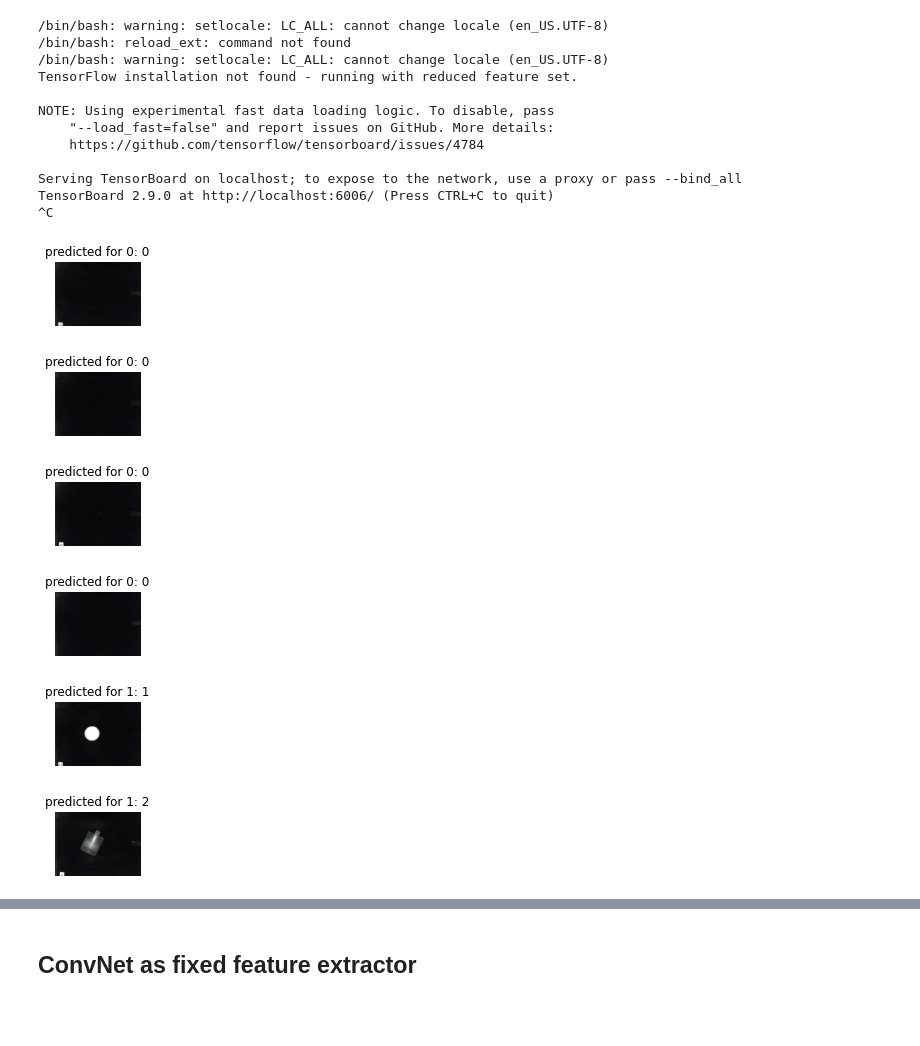
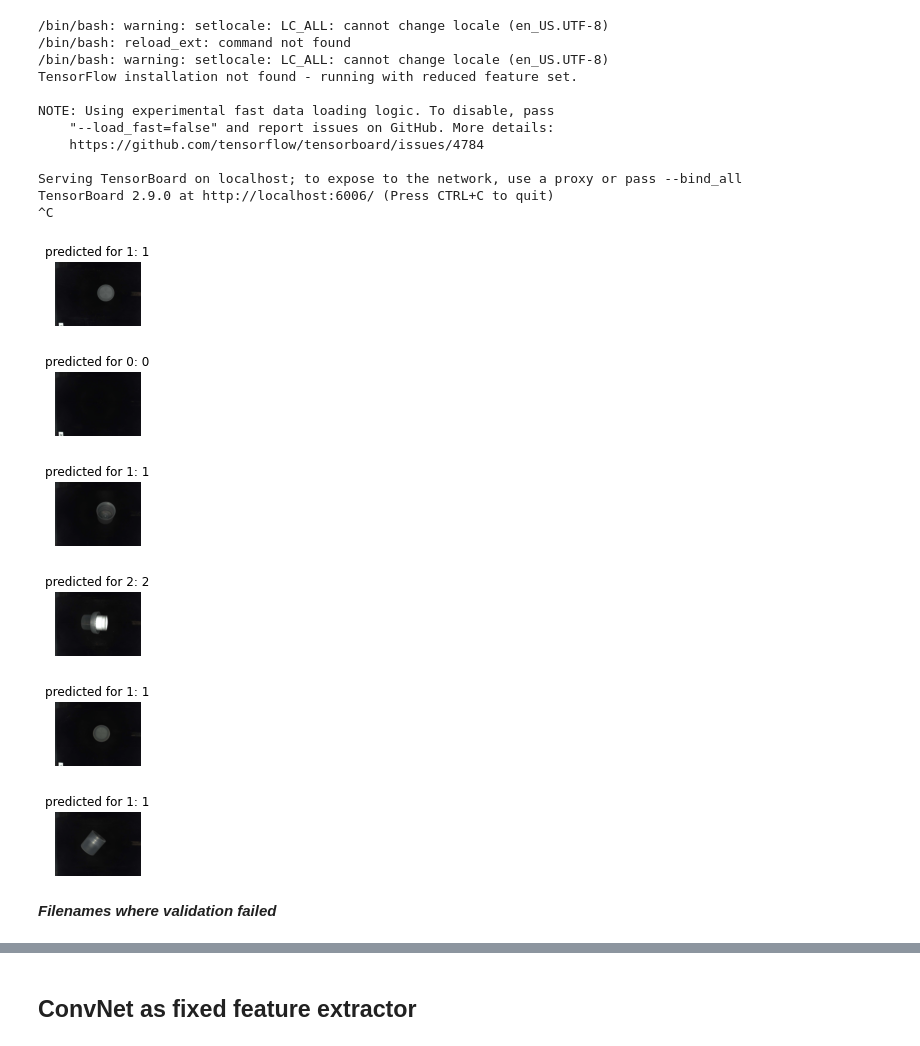
Before and after one commit to eismont21/AnomaliesRecycling, a Jupyter notebook: TransferLearning.ipynb, the cells around one changed output, grey strips where cells are left out. Cells and saved outputs as stored; diff of their text form; code cells hidden in the pictures; blank space fills up the shorter version.

Commit message:
add validation failed output

```diff
--- a/TransferLearning.ipynb
+++ b/TransferLearning.ipynb
@@ -57,7 +60,14 @@ Load Data
 data_transforms = {
     'train': transforms.Compose([
         transforms.Resize(256),
-        transforms.RandomHorizontalFlip(),
+
+        transforms.RandomHorizontalFlip(p=0.5),
+        transforms.RandomVerticalFlip(p=0.5),
+        transforms.RandomRotation(degrees=(0, 180)),
+        transforms.ColorJitter(brightness=0.5, contrast=0.5, saturation=0.5, hue=0.2),
+        transforms.RandomSolarize(threshold=0.5),
+        transforms.RandomAdjustSharpness(sharpness_factor=50, p=0.5),
+
         transforms.ToTensor(),
         transforms.Normalize([0.485, 0.456, 0.406], [0.229, 0.224, 0.225])
     ]),
@@ -68,11 +78,12 @@ data_transforms = {
     ]),
 }
 
+batch_size = 4
 data_dir = 'data'
 image_datasets = {x: datasets.ImageFolder(os.path.join(data_dir, x),
                                           data_transforms[x])
                   for x in ['train', 'test']}
-dataloaders = {x: torch.utils.data.DataLoader(image_datasets[x], batch_size=4,
+dataloaders = {x: torch.utils.data.DataLoader(image_datasets[x], batch_size=batch_size,
                                              shuffle=True, num_workers=4)
               for x in ['train', 'test']}
 dataset_sizes = {x: len(image_datasets[x]) for x in ['train', 'test']}
@@ -247,7 +258,7 @@ def visualize_model(model, num_images=6):
                 images_so_far += 1
                 ax = plt.subplot(num_images//2, 2, images_so_far)
                 ax.axis('off')
-                ax.set_title(f'predicted for {i}: {class_names[preds[j]]}')
+                ax.set_title(f'predicted for {labels[j]}: {class_names[preds[j]]}')
                 imshow(inputs.cpu().data[j])
 
                 if images_so_far == num_images:
@@ -260,7 +271,10 @@ Finetuning the convnet
 
 Load a pretrained model and reset final fully connected layer.
 # %%
+#model_ft = models.mobilenet_v3_small(pretrained=True)
+#model_ft = models.efficientnet_b7(pretrained=True)
 model_ft = models.resnet18(pretrained=True)
+#print(model_ft)
 num_ftrs = model_ft.fc.in_features
 # Here the size of each output sample is set to 6, since we have 6 classes
 model_ft.fc = nn.Linear(num_ftrs, 6)
@@ -270,7 +284,7 @@ model_ft = model_ft.to(device)
 criterion = nn.CrossEntropyLoss()
 
 # Observe that all parameters are being optimized
+#optimizer_ft = optim.Adam(model_ft.parameters(), lr=0.001)
 optimizer_ft = optim.SGD(model_ft.parameters(), lr=0.001, momentum=0.9)
 
-# Decay LR by a factor of 0.1 every 7 epochs
-exp_lr_scheduler = lr_scheduler.StepLR(optimizer_ft, step_size=7, gamma=0.1)
+exp_lr_scheduler = lr_scheduler.StepLR(optimizer_ft, step_size=25, gamma=0.1)
@@ -283,5 +291,4 @@ minute.
 # %%
 from torch.utils.tensorboard import SummaryWriter
-model_name = "ResNet18"
+model_name = "ResNet18_Augm"
 writer = SummaryWriter('runs/'+model_name)
-model_ft = train_model(model_ft, criterion, optimizer_ft, exp_lr_scheduler, writer, num_epochs=100, model_name=model_name)
@@ -319,12 +331,15 @@ NOTE: Using experimental fast data loading logic. To disable, pass
 Serving TensorBoard on localhost; to expose to the network, use a proxy or pass --bind_all
 TensorBoard 2.9.0 at http://localhost:6006/ (Press CTRL+C to quit)
 ^C
-# %%
-visualize_model(model_ft)
-# %% [output]
-[figure, removed]
-[figure, removed]
-[figure, removed]
-[figure, removed]
-[figure, removed]
-[figure, removed]
+# %%
+model_ft.load_state_dict(torch.load("./models/"+model_name))
+visualize_model(model_ft)
+# %% [output]
+[figure, added]
+[figure, added]
+[figure, added]
+[figure, added]
+[figure, added]
+[figure, added]
+# %% [markdown]
+***Filenames where validation failed***
```
Also changed, not shown: parts of 10 cells of this notebook.
